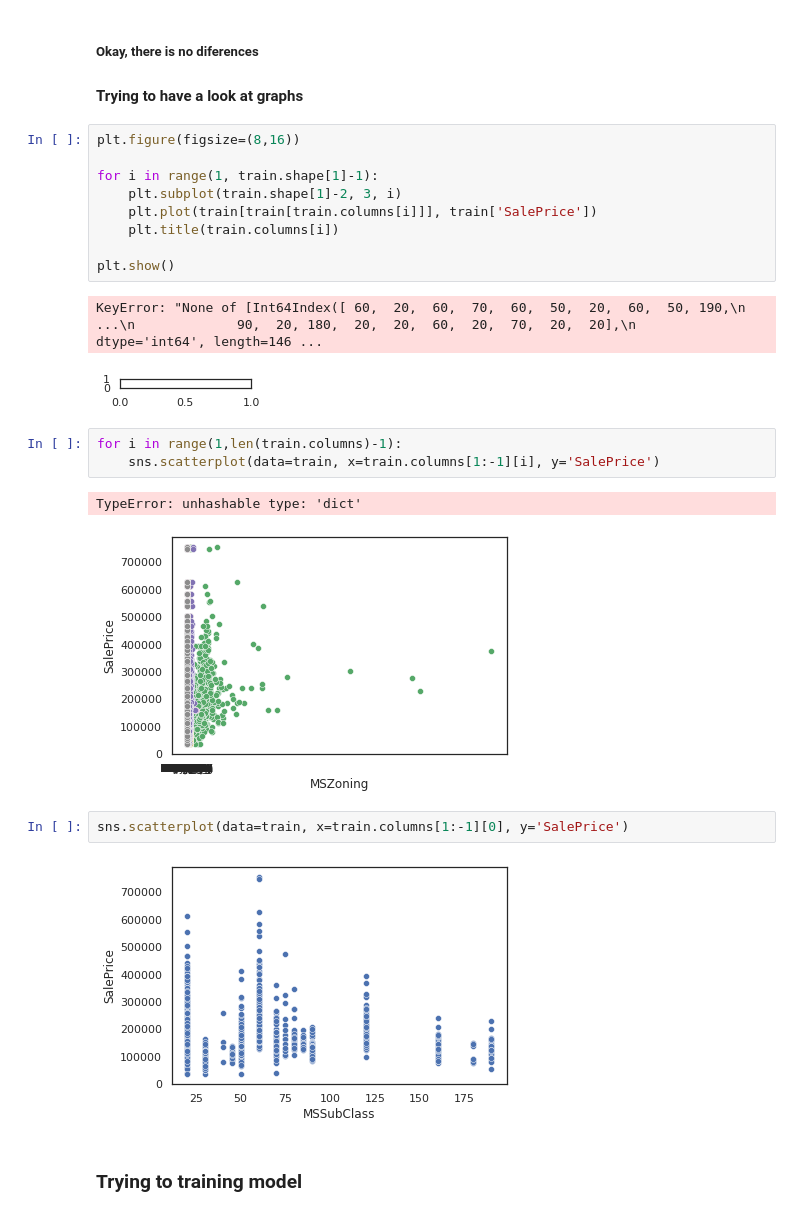
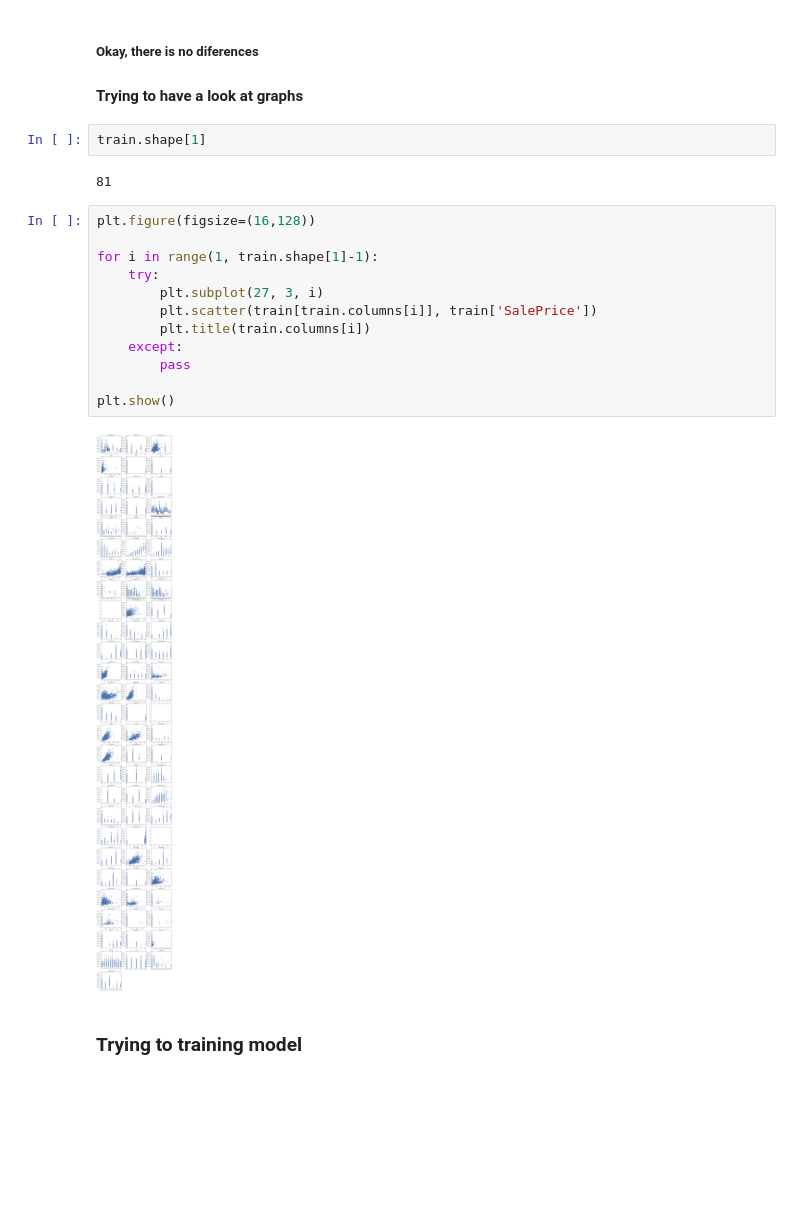
Before and after one commit to wyluilipe/House_price_prediction, a Jupyter notebook: House_price_prediction.ipynb, the cells around one changed output. Cells and saved outputs as stored; diff of their text form; blank space fills up the shorter version.

Commit message:
added some graphics

```diff
--- a/House_price_prediction.ipynb
+++ b/House_price_prediction.ipynb
@@ -286,28 +286,24 @@ train[best_features_correlations].head()
 # %% [markdown]
 ##### Okay, there is no diferences
 #### Trying to have a look at graphs
+# %%
+train.shape[1]
+# %% [output]
+81
 # %%
-plt.figure(figsize=(8,16))
+plt.figure(figsize=(16,128))
 
 for i in range(1, train.shape[1]-1):
-    plt.subplot(train.shape[1]-2, 3, i)
-    plt.plot(train[train[train.columns[i]]], train['SalePrice'])
-    plt.title(train.columns[i])
+    try:
+        plt.subplot(27, 3, i)
+        plt.scatter(train[train.columns[i]], train['SalePrice'])
+        plt.title(train.columns[i])
+    except:
+        pass
 
 plt.show()
 # %% [output]
-KeyError: "None of [Int64Index([ 60,  20,  60,  70,  60,  50,  20,  60,  50, 190,\n            ...\n             90,  20, 180,  20,  20,  60,  20,  70,  20,  20],\n           dtype='int64', length=146 ...
-[figure, old version]
+[figure, new version]
-# %%
-for i in range(1,len(train.columns)-1):
-    sns.scatterplot(data=train, x=train.columns[1:-1][i], y='SalePrice')
-# %% [output]
-TypeError: unhashable type: 'dict'
-[figure, removed]
-# %%
-sns.scatterplot(data=train, x=train.columns[1:-1][0], y='SalePrice')
-# %% [output]
-[figure, removed]
 # %% [markdown]
 ### Trying to training model
 # %%
```
Also changed, not shown: parts of 1 cell of this notebook.
